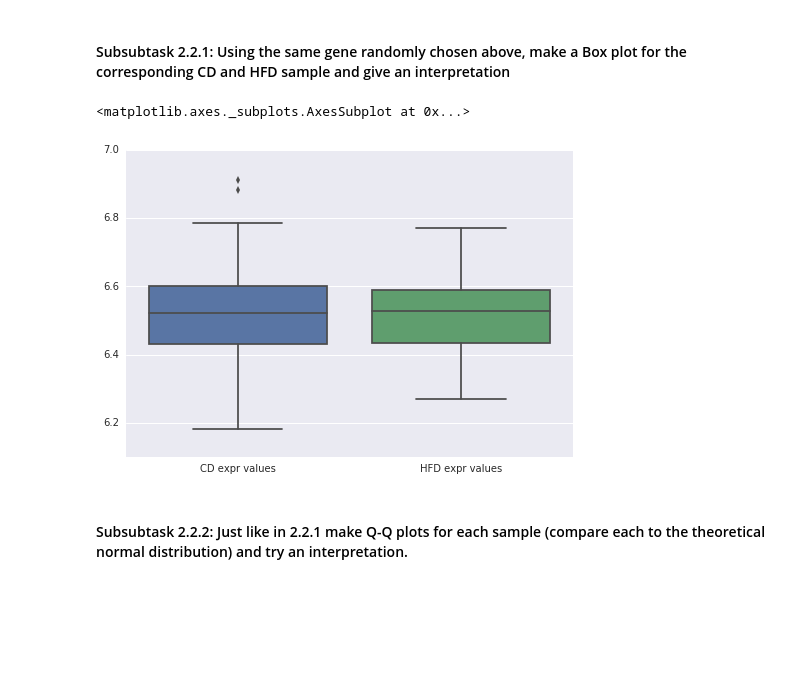
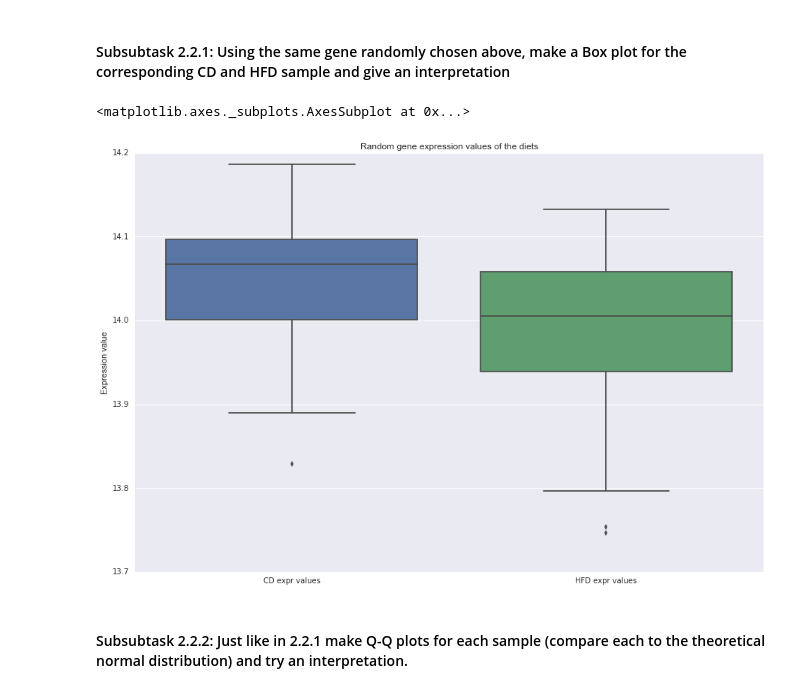
Before and after one commit to Telocontar/IntegratedBioinformatics, a Jupyter notebook: notebooks/DayX_DE_Analysis.ipynb, the cells around one changed output. Saved outputs shown, nothing was run; the diff lists cells and outputs as text; code cells hidden in the pictures; blank space fills up the shorter version.

```diff
--- a/notebooks/DayX_DE_Analysis.ipynb
+++ b/notebooks/DayX_DE_Analysis.ipynb
@@ -248,14 +239,17 @@ Utterly shocked and overwhelmed by ambiguous emotions you begin to doubt the wis
 # %%
 blubb = pd.DataFrame({"HFD expr values" : sample_HFD_expr_values,
                      "CD expr values" : sample_CD_expr_values})
+plt.figure(figsize=(15, 10))
+plt.title('Random gene expression values of the diets')
+plt.ylabel('Expression value')
 sns.boxplot(data=blubb)
 
-# Interpretation:
+# Interpretation (depends on the random row..):
 # The genes of the mice getting CD are on average stronger expressed than the genes of the mice getting CD. Also the
 # variance of CD is sligthly larger than the variance of HFD.
 # %% [output]
 <matplotlib.axes._subplots.AxesSubplot at 0x...>
-[figure, old version]
+[figure, new version]
 # %% [markdown]
 #### Subsubtask 2.2.2: Just like in 2.2.1 make Q-Q plots for each sample (compare each to the theoretical normal distribution) and try an interpretation.
 # %%
```
Also changed, not shown: parts of 21 cells of this notebook, 3 other files.
